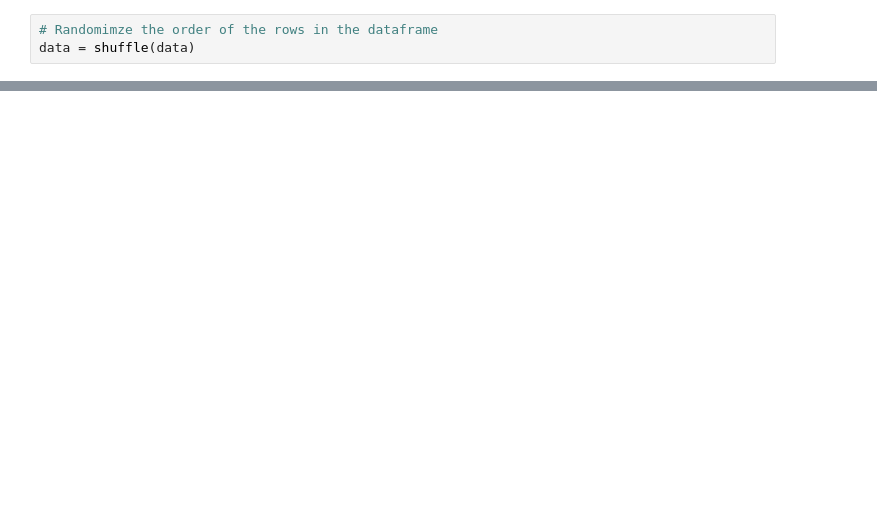
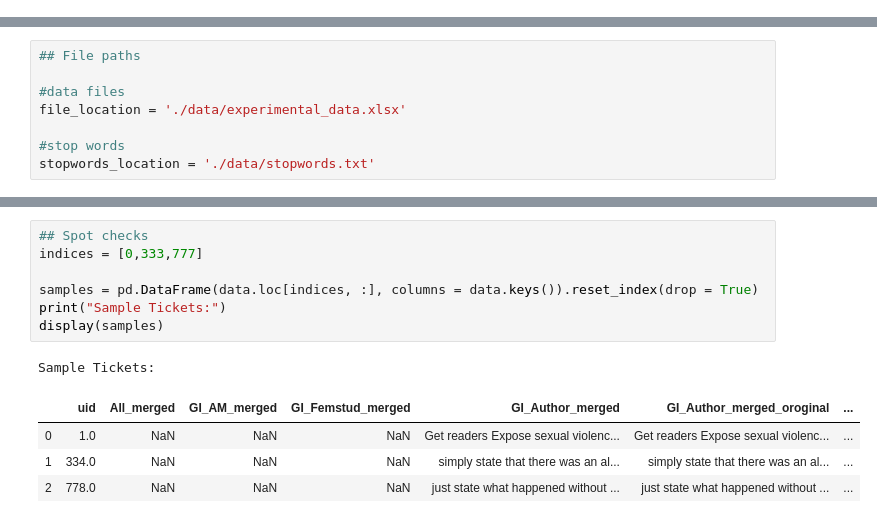
Before and after one commit to communicationcoder/ModelingGoals, a Jupyter notebook: LDA_tutorial_modeling_goals.ipynb, the cells around one changed output, grey strips where cells are left out. Drawn from its saved outputs; the diff is of its cells as text; blank space fills up the shorter version.

```diff
--- a/LDA_tutorial_modeling_goals.ipynb
+++ b/LDA_tutorial_modeling_goals.ipynb
@@ -170,3 +0,0 @@ except:
-# %%
-# Randomimze the order of the rows in the dataframe
-data = shuffle(data)
@@ -1330,0 +92,8 @@ frame.to_excel("/Users/hannahstevens/Desktop/LDA_Main/project2/data_new/lda_resu
+# %%
+## File paths
+
+#data files
+file_location = './data/experimental_data.xlsx'
+
+#stop words
+stopwords_location = './data/stopwords.txt'
@@ -1330,0 +109,13 @@ frame.to_excel("/Users/hannahstevens/Desktop/LDA_Main/project2/data_new/lda_resu
+# %%
+## Spot checks
+indices = [0,333,777]
+
+samples = pd.DataFrame(data.loc[indices, :], columns = data.keys()).reset_index(drop = True)
+print("Sample Tickets:")
+display(samples)
+# %% [output]
+Sample Tickets:
+|  | uid | All_merged | GI_AM_merged | GI_Femstud_merged | GI_Author_merged | GI_Author_merged_oroginal | ... |
+| 0 | 1.0 | NaN | NaN | NaN | Get readers Expose sexual violenc... | Get readers Expose sexual violenc... | ... |
+| 1 | 334.0 | NaN | NaN | NaN | simply state that there was an al... | simply state that there was an al... | ... |
+| 2 | 778.0 | NaN | NaN | NaN | just state what happened without ... | just state what happened without ... | ... |
```
Also changed, not shown: parts of 133 cells of this notebook, 6 other files.
